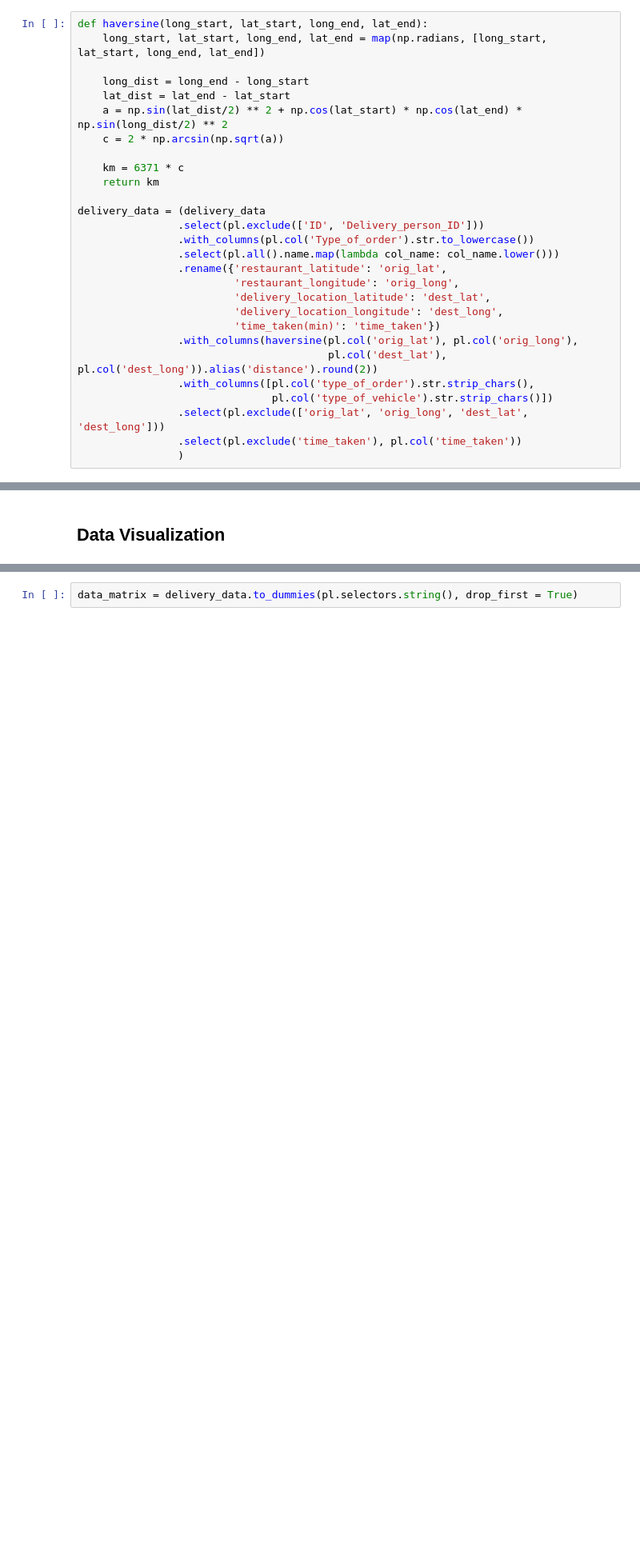
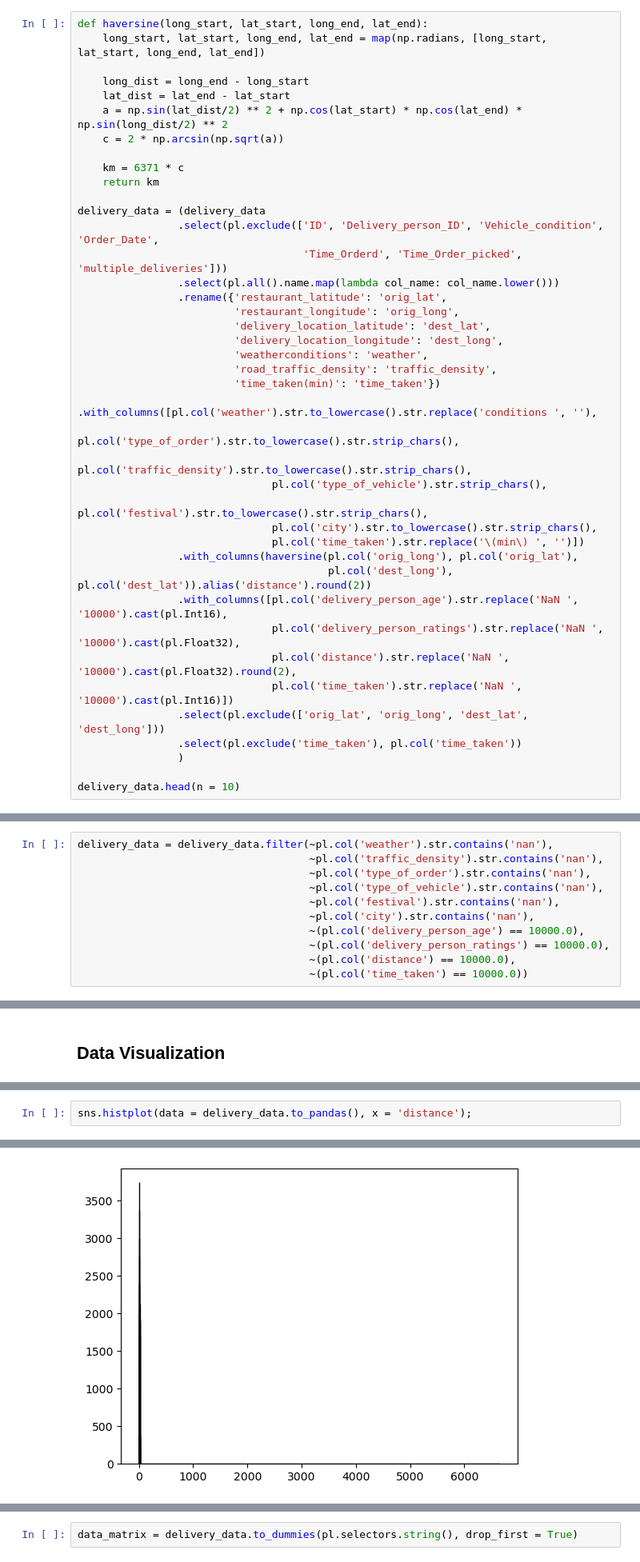
Before and after one commit to kcpGOAT/food-delivery-ML, a Jupyter notebook: food_delay.ipynb, the cells around one changed output, grey strips where cells are left out. Shown at 80% size. Cells and saved outputs as stored; diff of their text form; blank space fills up the shorter version.

```diff
--- a/food_delay.ipynb
+++ b/food_delay.ipynb
@@ -49,18 +35,31 @@ def haversine(long_start, lat_start, long_end, lat_end):
     return km
 
 delivery_data = (delivery_data
-                .select(pl.exclude(['ID', 'Delivery_person_ID']))
-                .with_columns(pl.col('Type_of_order').str.to_lowercase())
+                .select(pl.exclude(['ID', 'Delivery_person_ID', 'Vehicle_condition', 'Order_Date',
+                                    'Time_Orderd', 'Time_Order_picked', 'multiple_deliveries']))
                 .select(pl.all().name.map(lambda col_name: col_name.lower()))
                 .rename({'restaurant_latitude': 'orig_lat',
                          'restaurant_longitude': 'orig_long',
                          'delivery_location_latitude': 'dest_lat',
                          'delivery_location_longitude': 'dest_long',
+                         'weatherconditions': 'weather',
+                         'road_traffic_density': 'traffic_density',
                          'time_taken(min)': 'time_taken'})
-                .with_columns(haversine(pl.col('orig_lat'), pl.col('orig_long'),
-                                        pl.col('dest_lat'), pl.col('dest_long')).alias('distance').round(2))
-                .with_columns([pl.col('type_of_order').str.strip_chars(),
-                               pl.col('type_of_vehicle').str.strip_chars()])
+                .with_columns([pl.col('weather').str.to_lowercase().str.replace('conditions ', ''),
+                               pl.col('type_of_order').str.to_lowercase().str.strip_chars(),
+                               pl.col('traffic_density').str.to_lowercase().str.strip_chars(),
+                               pl.col('type_of_vehicle').str.strip_chars(),
+                               pl.col('festival').str.to_lowercase().str.strip_chars(),
+                               pl.col('city').str.to_lowercase().str.strip_chars(),
+                               pl.col('time_taken').str.replace('\(min\) ', '')])
+                .with_columns(haversine(pl.col('orig_long'), pl.col('orig_lat'),
+                                        pl.col('dest_long'), pl.col('dest_lat')).alias('distance').round(2))
+                .with_columns([pl.col('delivery_person_age').str.replace('NaN ', '10000').cast(pl.Int16),
+                               pl.col('delivery_person_ratings').str.replace('NaN ', '10000').cast(pl.Float32),
+                               pl.col('distance').str.replace('NaN ', '10000').cast(pl.Float32).round(2),
+                               pl.col('time_taken').str.replace('NaN ', '10000').cast(pl.Int16)])
                 .select(pl.exclude(['orig_lat', 'orig_long', 'dest_lat', 'dest_long']))
                 .select(pl.exclude('time_taken'), pl.col('time_taken'))
                 )
+
+delivery_data.head(n = 10)
@@ -77,0 +80,11 @@ shape: (5, 6)
+# %%
+delivery_data = delivery_data.filter(~pl.col('weather').str.contains('nan'),
+                                     ~pl.col('traffic_density').str.contains('nan'),
+                                     ~pl.col('type_of_order').str.contains('nan'),
+                                     ~pl.col('type_of_vehicle').str.contains('nan'),
+                                     ~pl.col('festival').str.contains('nan'),
+                                     ~pl.col('city').str.contains('nan'),
+                                     ~(pl.col('delivery_person_age') == 10000.0),
+                                     ~(pl.col('delivery_person_ratings') == 10000.0),
+                                     ~(pl.col('distance') == 10000.0),
+                                     ~(pl.col('time_taken') == 10000.0))
@@ -82,2 +126,5 @@ sns.histplot(data = delivery_data, x = 'time_taken');
 # %% [output]
 [figure]
+# %%
+sns.histplot(data = delivery_data.to_pandas(), x = 'distance');
+# %% [output]
@@ -84 +132,2 @@ sns.histplot(data = delivery_data, x = 'time_taken');
+[figure, added]
 # %%
```
Also changed, not shown: parts of 14 cells of this notebook.
